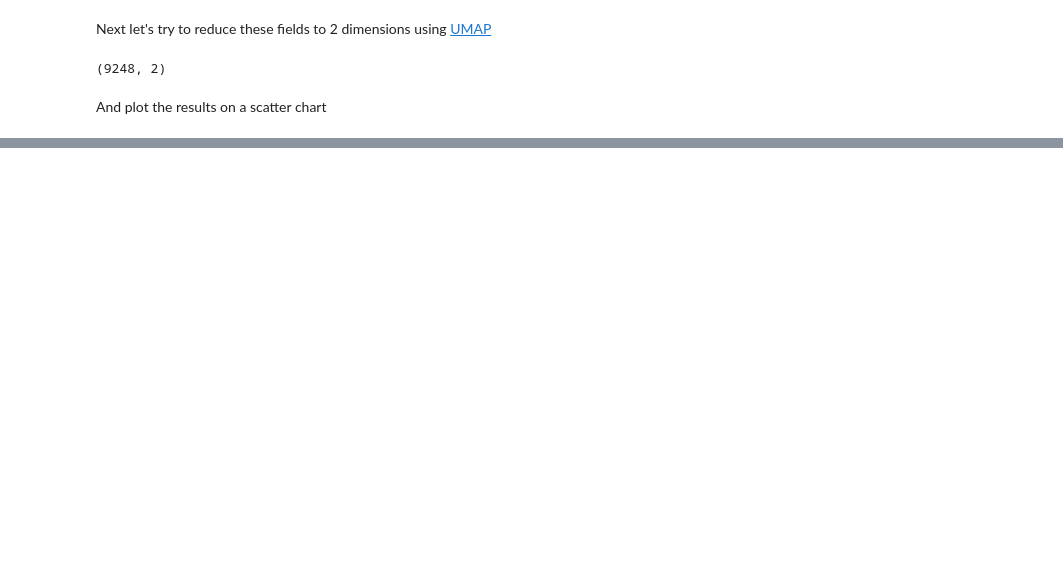
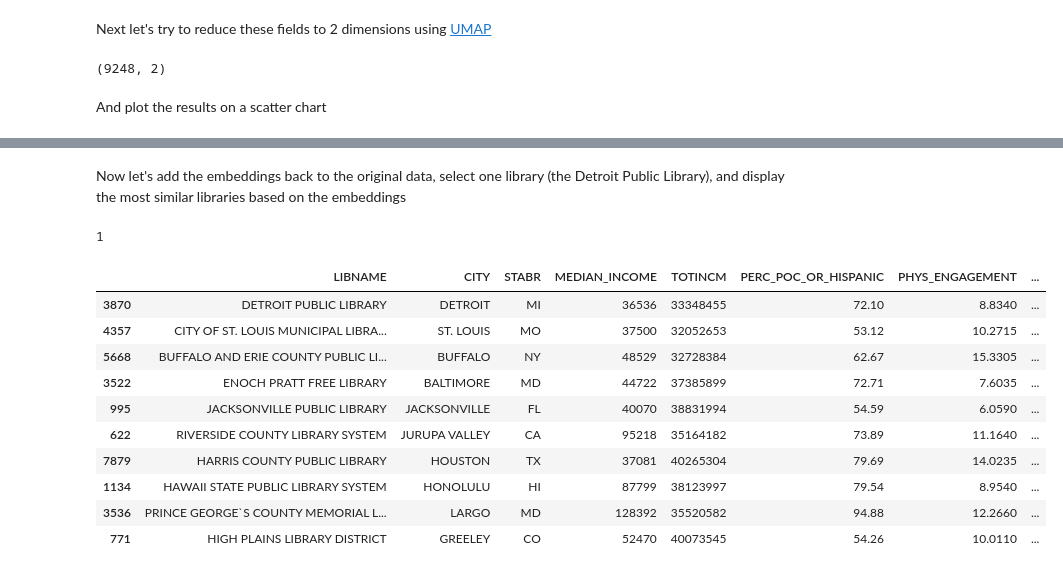
Before and after one commit to beefoo/public-library-survey, a Jupyter notebook: cluster.ipynb, the cells around one changed output, grey strips where cells are left out. Cells and saved outputs as stored; diff of their text form; code cells hidden in the pictures; blank space fills up the shorter version.

```diff
--- a/cluster.ipynb
+++ b/cluster.ipynb
@@ -113,0 +125,24 @@ plt.show()
+# %% [markdown]
+Now let's add the embeddings back to the original data, select one library (the Detroit Public Library), and display the most similar libraries based on the embeddings
+# %%
+import math
+
+lib_df["EMBEDDING"] = lib_df.apply(lambda row: embedding[row.name], axis=1)
+lib = find_where(lib_df, "LIBNAME", "DETROIT PUBLIC LIBRARY")
+lib_df["DISTANCE"] = lib_df.apply(lambda row: math.dist(lib["EMBEDDING"], row["EMBEDDING"]), axis=1)
+sorted_df = lib_df.sort_values("DISTANCE")
+columns_to_display = ["LIBNAME", "CITY", "STABR"] + columns_to_reduce + ["DISTANCE"]
+sorted_df[columns_to_display].head(10)
+# %% [output]
+1
+|  | LIBNAME | CITY | STABR | MEDIAN_INCOME | TOTINCM | PERC_POC_OR_HISPANIC | PHYS_ENGAGEMENT | ... |
+| 3870 | DETROIT PUBLIC LIBRARY | DETROIT | MI | 36536 | 33348455 | 72.10 | 8.8340 | ... |
+| 4357 | CITY OF ST. LOUIS MUNICIPAL LIBRA... | ST. LOUIS | MO | 37500 | 32052653 | 53.12 | 10.2715 | ... |
+| 5668 | BUFFALO AND ERIE COUNTY PUBLIC LI... | BUFFALO | NY | 48529 | 32728384 | 62.67 | 15.3305 | ... |
+| 3522 | ENOCH PRATT FREE LIBRARY | BALTIMORE | MD | 44722 | 37385899 | 72.71 | 7.6035 | ... |
+| 995 | JACKSONVILLE PUBLIC LIBRARY | JACKSONVILLE | FL | 40070 | 38831994 | 54.59 | 6.0590 | ... |
+| 622 | RIVERSIDE COUNTY LIBRARY SYSTEM | JURUPA VALLEY | CA | 95218 | 35164182 | 73.89 | 11.1640 | ... |
+| 7879 | HARRIS COUNTY PUBLIC LIBRARY | HOUSTON | TX | 37081 | 40265304 | 79.69 | 14.0235 | ... |
+| 1134 | HAWAII STATE PUBLIC LIBRARY SYSTEM | HONOLULU | HI | 87799 | 38123997 | 79.54 | 8.9540 | ... |
+| 3536 | PRINCE GEORGE`S COUNTY MEMORIAL L... | LARGO | MD | 128392 | 35520582 | 94.88 | 12.2660 | ... |
+| 771 | HIGH PLAINS LIBRARY DISTRICT | GREELEY | CO | 52470 | 40073545 | 54.26 | 10.0110 | ... |
```
Also changed, not shown: parts of 6 cells of this notebook, 1 other file.
